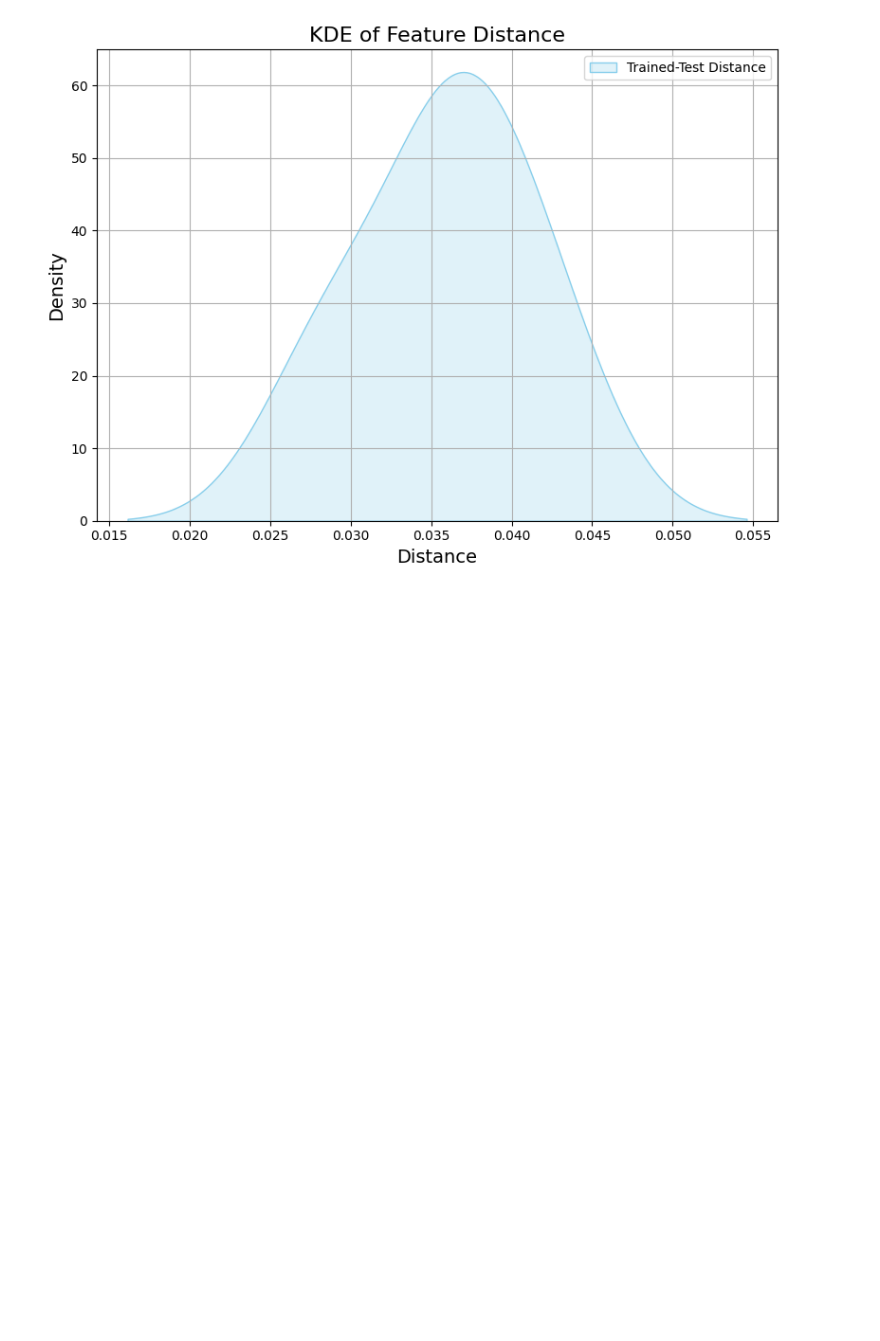
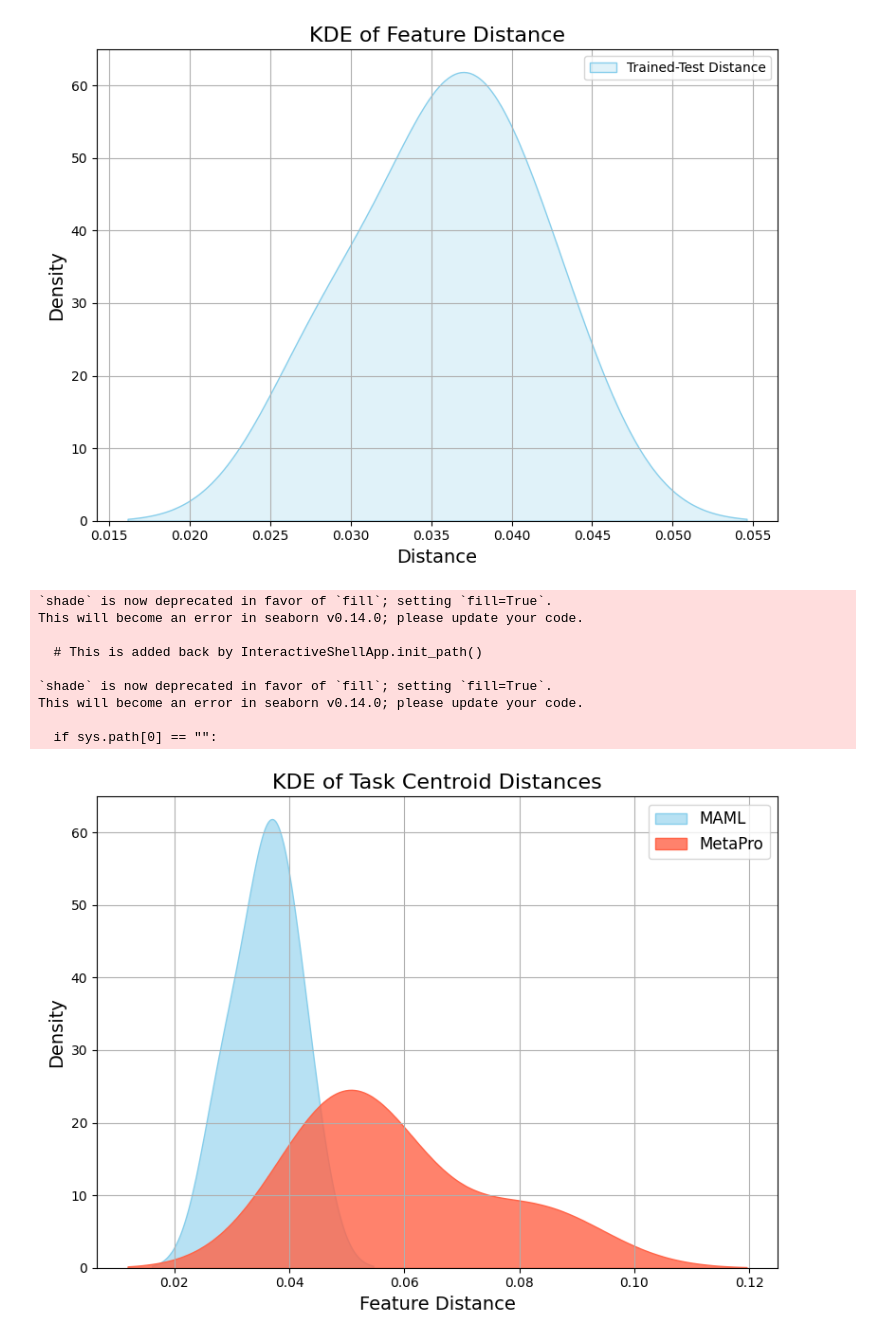
Before and after one commit to SKKUJMLim/prompt_maml, a Jupyter notebook: analysis/(MAML)Gaussian_Kernel_Density.ipynb, the cells around one changed output. Saved outputs shown, nothing was run; the diff lists cells and outputs as text; code cells hidden in the pictures; blank space fills up the shorter version.

Commit message:
Gausian Kernel density

```diff
--- a/analysis/(MAML)Gaussian_Kernel_Density.ipynb
+++ b/analysis/(MAML)Gaussian_Kernel_Density.ipynb
@@ -436,3 +447,36 @@ This will become an error in seaborn v0.14.0; please update your code.
 
   """
 [figure]
+# %%
+import numpy as np
+import matplotlib.pyplot as plt
+import seaborn as sns
+
+# 불러오기
+metapro_dist = np.load("metapro_distance.npy")
+maml_dist = np.load("maml_distance.npy")
+
+# KDE 그리기
+plt.figure(figsize=(8, 6))
+sns.kdeplot(maml_dist, shade=True, label="MAML", color="skyblue", alpha=0.6)
+sns.kdeplot(metapro_dist, shade=True, label="MetaPro", color="tomato", alpha=0.8)
+
+plt.xlabel("Feature Distance", fontsize=14)
+plt.ylabel("Density", fontsize=14)
+plt.title("KDE of Task Centroid Distances", fontsize=16)
+plt.legend(fontsize=12)
+plt.grid(True)
+plt.tight_layout()
+plt.savefig("kde_metapro_vs_maml.png", dpi=300)
+plt.show()
+# %% [output]
+`shade` is now deprecated in favor of `fill`; setting `fill=True`.
+This will become an error in seaborn v0.14.0; please update your code.
+
+  # This is added back by InteractiveShellApp.init_path()
+
+`shade` is now deprecated in favor of `fill`; setting `fill=True`.
+This will become an error in seaborn v0.14.0; please update your code.
+
+  if sys.path[0] == "":
+[figure, added]
```
Also changed, not shown: parts of 3 cells of this notebook, 1 other file.
